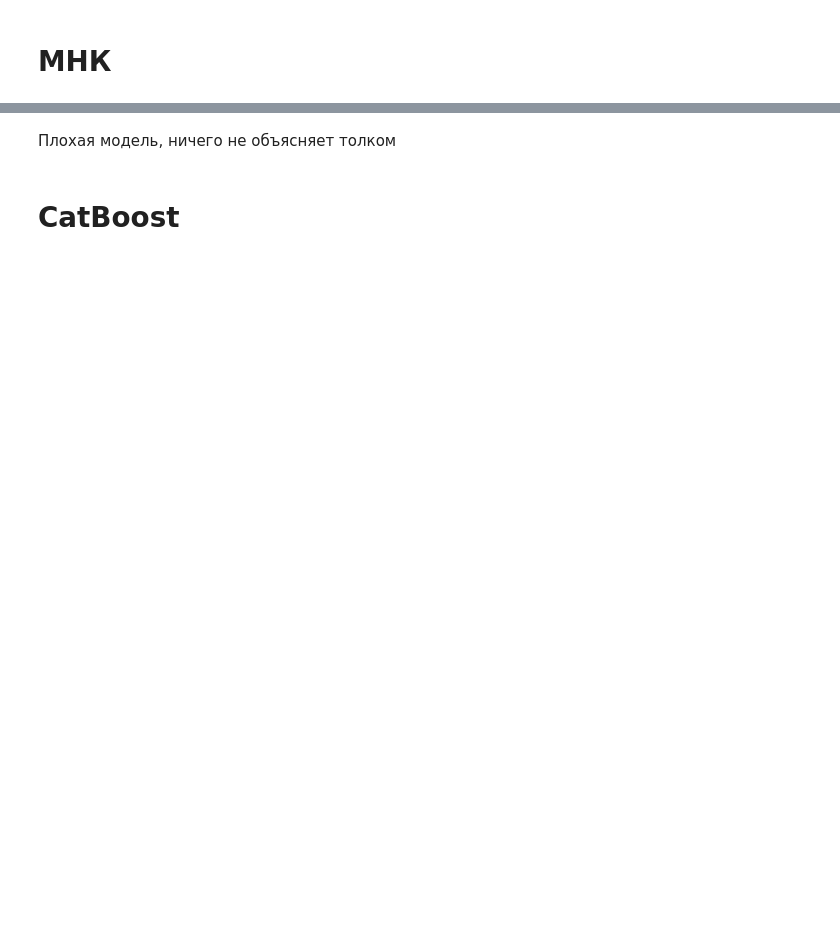
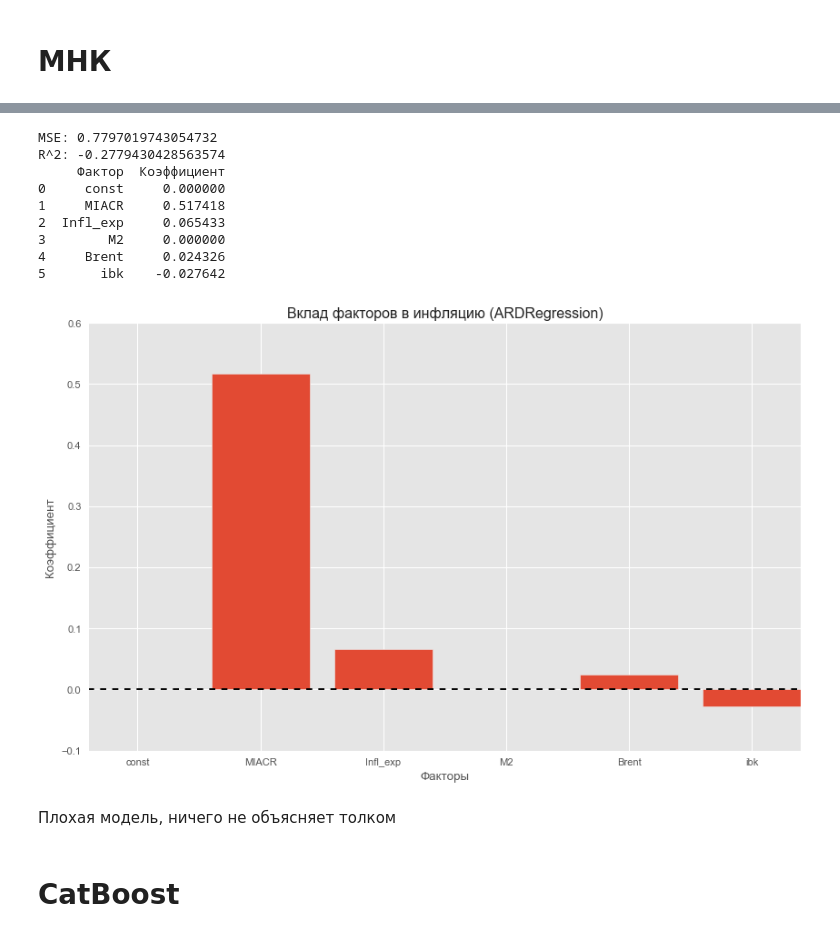
Before and after one commit to askarg/Diploma.-Inflation-model-using-PCA, a Jupyter notebook: PCA.ipynb, the cells around one changed output, grey strips where cells are left out. Cells and saved outputs as stored; diff of their text form; code cells hidden in the pictures; blank space fills up the shorter version.

```diff
--- a/PCA.ipynb
+++ b/PCA.ipynb
@@ -162,3 +318,46 @@ strong multicollinearity or other numerical problems.
+# %%
+# Разделение данных на обучающую и тестовую выборки
+X_train, X_test, y_train, y_test = train_test_split(X, y, test_size=0.2, random_state=42)
+
+# Построение модели ARDRegression
+model = ARDRegression()
+model.fit(X_train, y_train)
+
+# Прогнозирование на тестовой выборке
+y_pred = model.predict(X_test)
+
+# Оценка модели
+mse = mean_squared_error(y_test, y_pred)
+r2 = r2_score(y_test, y_pred)
+print(f"MSE: {mse}")
+print(f"R^2: {r2}")
+
+# Вывод коэффициентов модели
+coefficients = pd.DataFrame({
+    'Фактор': X.columns,
+    'Коэффициент': model.coef_
+})
+print(coefficients)
+
+# Визуализация коэффициентов
+plt.figure(figsize=(10, 6))
+plt.bar(coefficients['Фактор'], coefficients['Коэффициент'])
+plt.axhline(0, color='black', linestyle='--')
+plt.title('Вклад факторов в инфляцию (ARDRegression)')
+plt.xlabel('Факторы')
+plt.ylabel('Коэффициент')
+plt.show()
+# %% [output]
+MSE: 0.7797019743054732
+R^2: -0.2779430428563574
+     Фактор  Коэффициент
+0     const     0.000000
+1     MIACR     0.517418
+2  Infl_exp     0.065433
+3        M2     0.000000
+4     Brent     0.024326
+5       ibk    -0.027642
+[figure, added]
 # %% [markdown]
 Плохая модель, ничего не объясняет толком
 # %% [markdown]
```
Also changed, not shown: parts of 9 cells of this notebook, 8 other files.
